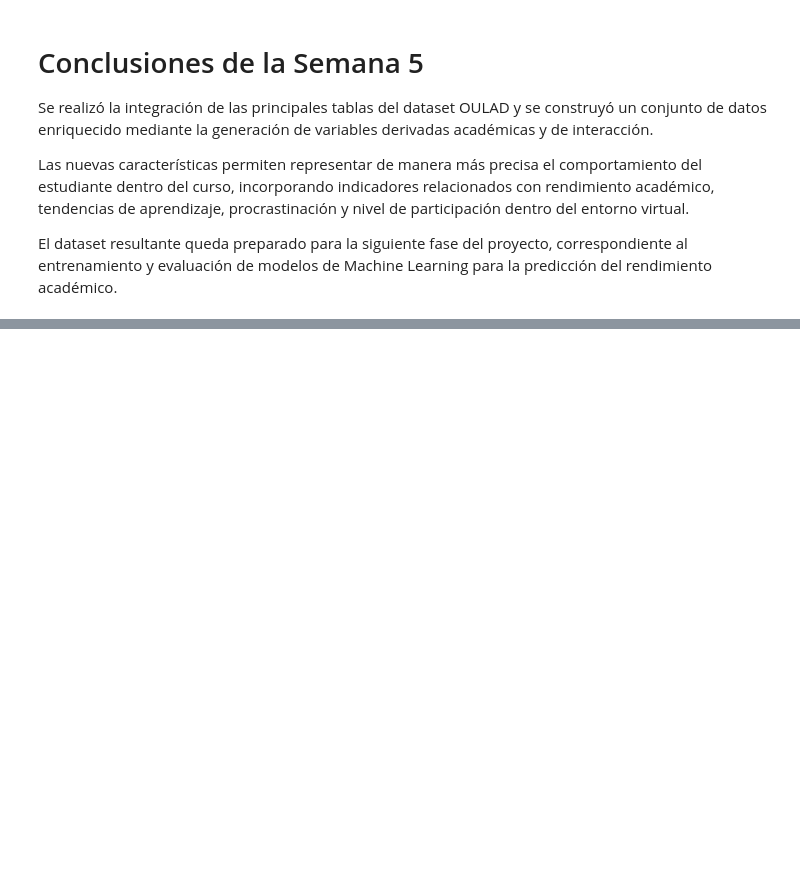
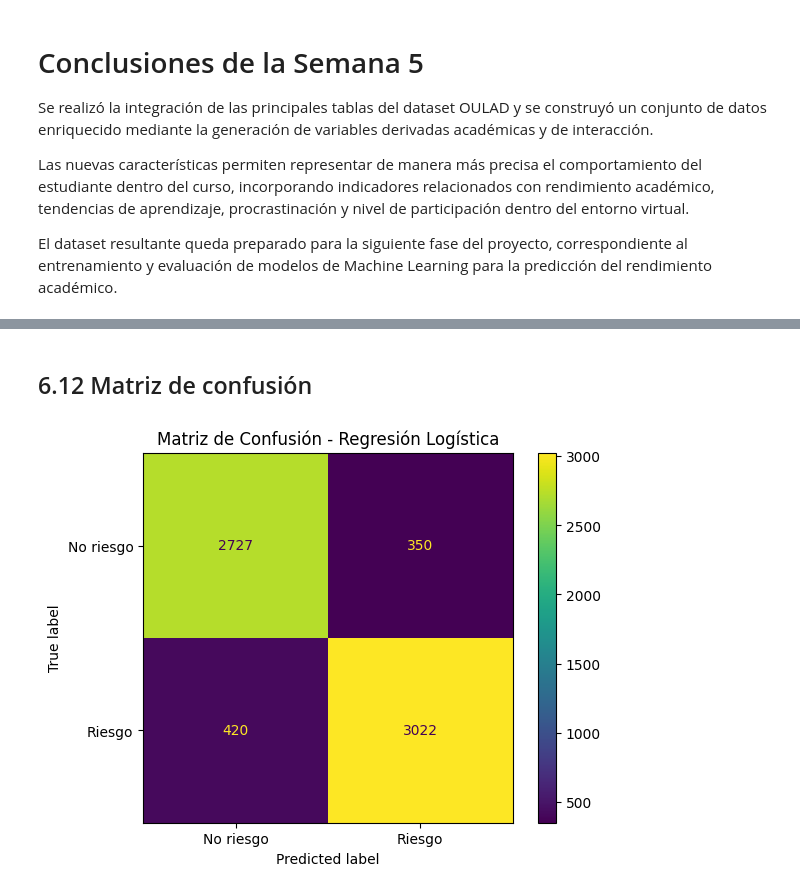
Before and after one commit to BrianFernandoAguinsacaLoarte/Proyecto-Asignatura-Machine-Learning, a Jupyter notebook: notebooks/ProyectoAvanceSemana8DatasetEnriquecido.ipynb, the cells around one changed output, grey strips where cells are left out. Saved outputs shown, nothing was run; the diff lists cells and outputs as text; code cells hidden in the pictures; blank space fills up the shorter version.

Commit message:
Implementación de los Modelos Regresión Logística, Random Forest y XGBoost

```diff
--- a/notebooks/ProyectoAvanceSemana8DatasetEnriquecido.ipynb
+++ b/notebooks/ProyectoAvanceSemana8DatasetEnriquecido.ipynb
@@ -1139,0 +1169,5 @@ El dataset resultante queda preparado para la siguiente fase del proyecto, corre
+# %%
+df_model = df_model.drop(
+    'final_result',
+    axis=1
+)
@@ -1139,0 +1294,12 @@ El dataset resultante queda preparado para la siguiente fase del proyecto, corre
+# %%
+y_pred = log_model.predict(
+    X_test_scaled
+)
+
+
+y_prob = log_model.predict_proba(
+    X_test_scaled
+)[:,1]
+
+
+print(y_pred[:10])
@@ -1139,0 +1376,30 @@ El dataset resultante queda preparado para la siguiente fase del proyecto, corre
+# %% [markdown]
+## 6.12 Matriz de confusión
+# %%
+from sklearn.metrics import confusion_matrix, ConfusionMatrixDisplay
+
+
+cm = confusion_matrix(
+    y_test,
+    y_pred
+)
+
+
+disp = ConfusionMatrixDisplay(
+    confusion_matrix=cm,
+    display_labels=[
+        "No riesgo",
+        "Riesgo"
+    ]
+)
+
+
+disp.plot()
+
+plt.title(
+    "Matriz de Confusión - Regresión Logística"
+)
+
+plt.show()
+# %% [output]
+[figure, added]
```
Also changed, not shown: parts of 77 cells of this notebook.
